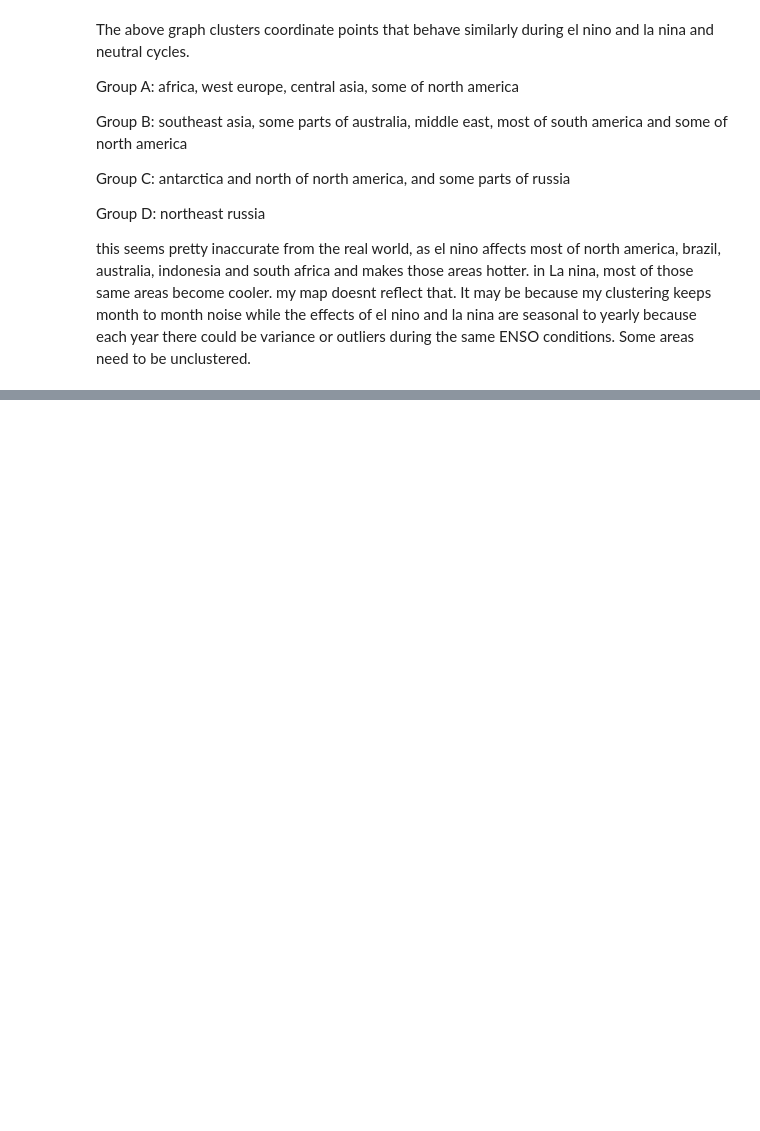
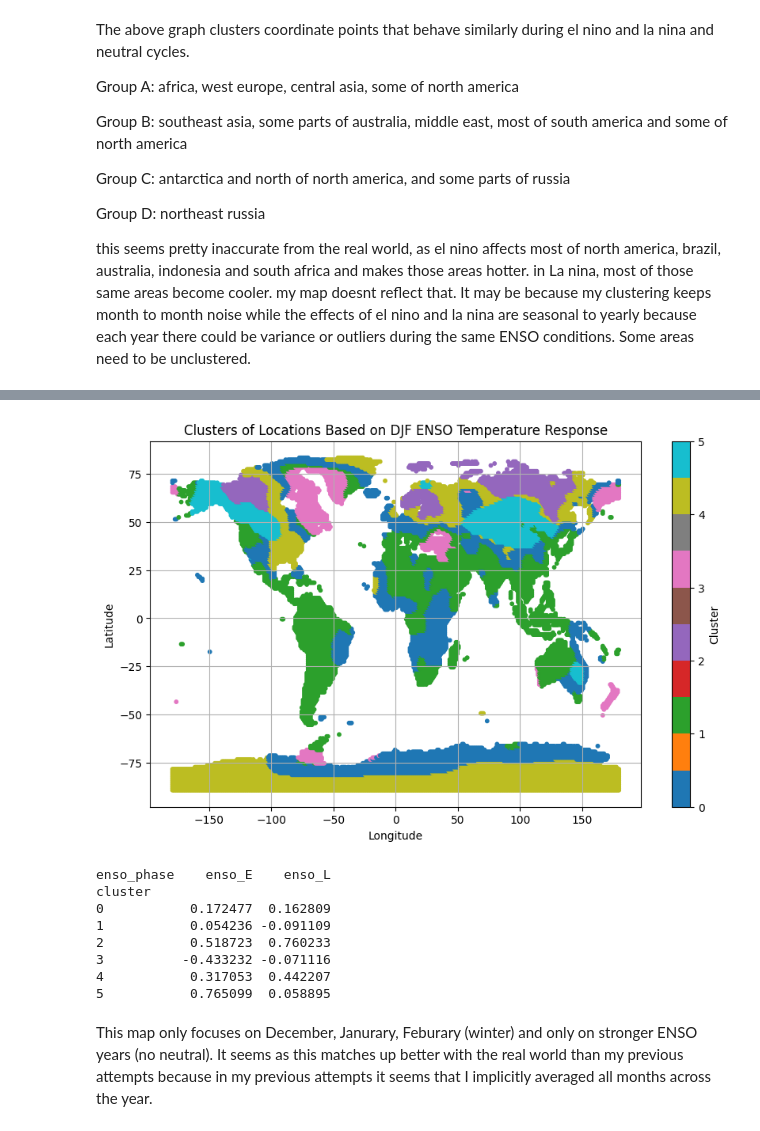
Before and after one commit to Ekeggg/colab, a Jupyter notebook: Untitled1.ipynb, the cells around one changed output, grey strips where cells are left out. Cells and saved outputs as stored; diff of their text form; code cells hidden in the pictures; blank space fills up the shorter version.

```diff
--- a/Untitled1.ipynb
+++ b/Untitled1.ipynb
@@ -649,0 +671,60 @@ this seems pretty inaccurate from the real world, as el nino affects most of nor
+# %%
+import pandas as pd
+import numpy as np
+import matplotlib.pyplot as plt
+from sklearn.cluster import KMeans
+from sklearn.preprocessing import StandardScaler
+
+
+clustering_df = df[(df['year'] >= 1890) & (df['year'] <= 2017)]
+
+# keep only years that are in the ENSO labels
+clustering_df = clustering_df[clustering_df['year'].isin(enso_labels.keys())]
+clustering_df['enso_label'] = clustering_df['year'].map(enso_labels)
+clustering_df = clustering_df[clustering_df['month'].isin([12, 1, 2])]
+clustering_df = clustering_df[clustering_df['enso_label'].isin(['E', 'L'])]
+clustering_df = pd.get_dummies(clustering_df, columns=['enso_label'], prefix='enso')
+
+melted = clustering_df.melt(
+    id_vars=['latitude', 'longitude', 'temp_smooth'],
+    value_vars=['enso_E', 'enso_L'],
+    var_name='enso_phase',
+    value_name='is_phase'
+)
+
+melted = melted[melted['is_phase'] == 1]
+
+
+pivot = melted.groupby(['latitude', 'longitude', 'enso_phase'])['temp_smooth'] \
+              .mean().unstack(fill_value=0).reset_index()
+
+clustering_cols = ['enso_E', 'enso_L']
+X = pivot[clustering_cols]
+scaler = StandardScaler()
+X_scaled = scaler.fit_transform(X)
+kmeans = KMeans(n_clusters=6, random_state=0, n_init=10)
+pivot['cluster'] = kmeans.fit_predict(X_scaled)
+
+# Plot
+plt.figure(figsize=(10, 6))
+plt.scatter(pivot['longitude'], pivot['latitude'], c=pivot['cluster'], cmap='tab10', s=10)
+plt.xlabel('Longitude')
+plt.ylabel('Latitude')
+plt.title('Clusters of Locations Based on DJF ENSO Temperature Response')
+plt.colorbar(label='Cluster')
+plt.grid(True)
+plt.show()
+
+print(pivot.groupby('cluster')[clustering_cols].mean())
+# %% [output]
+[figure, added]
+enso_phase    enso_E    enso_L
+cluster
+0           0.172477  0.162809
+1           0.054236 -0.091109
+2           0.518723  0.760233
+3          -0.433232 -0.071116
+4           0.317053  0.442207
+5           0.765099  0.058895
+# %% [markdown]
+This map only focuses on December, Janurary, Feburary (winter) and only on stronger ENSO years (no neutral). It seems as this matches up better with the real world than my previous attempts because in my previous attempts it seems that I implicitly averaged all months across the year.
```
Also changed, not shown: parts of 12 cells of this notebook.
